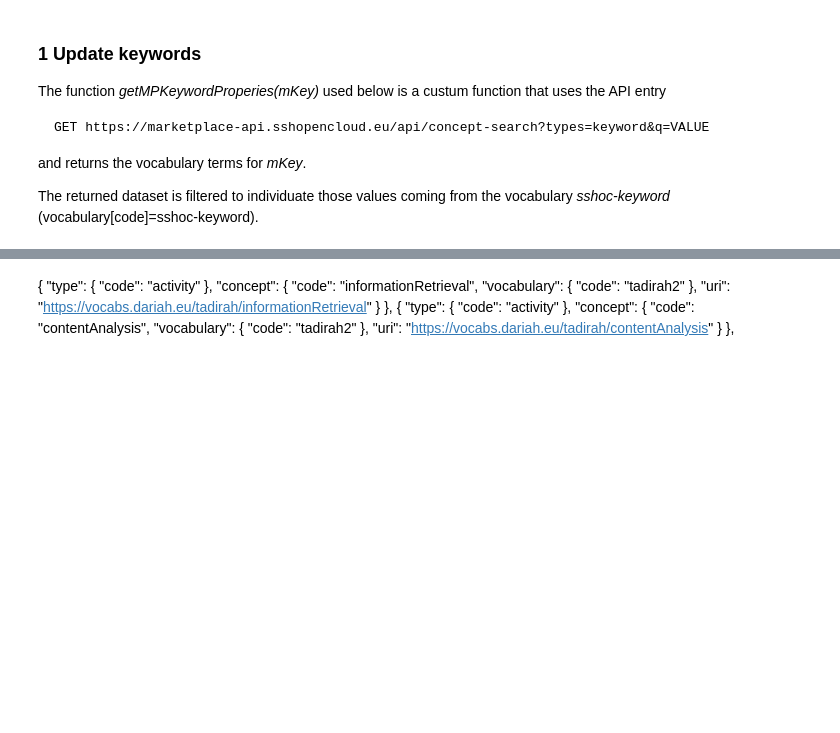
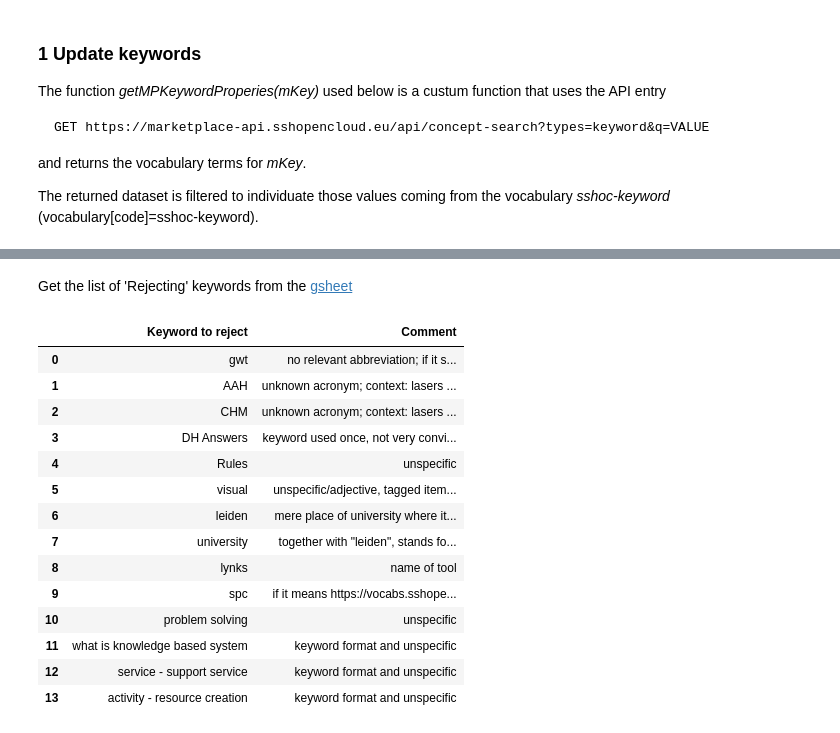
Before and after one commit to SSHOC/marketplace-curation, a Jupyter notebook: 5.1CurationKeywords.ipynb, the cells around one changed output, grey strips where cells are left out. Drawn from its saved outputs; the diff is of its cells as text; code cells hidden in the pictures; blank space fills up the shorter version.

Commit message:
added function for 'rejected' keywords, tests in progress

```diff
--- a/5.1CurationKeywords.ipynb
+++ b/5.1CurationKeywords.ipynb
@@ -194,25 +171,0 @@ df_concepts.sort_values('label').iloc[7670:7690]
-# %% [markdown]
-{
-      "type": {
-        "code": "activity"
-      },
-      "concept": {
-        "code": "informationRetrieval",
-        "vocabulary": {
-          "code": "tadirah2"
-        },
-        "uri": "https://vocabs.dariah.eu/tadirah/informationRetrieval"
-      }
-    },
-    {
-      "type": {
-        "code": "activity"
-      },
-      "concept": {
-        "code": "contentAnalysis",
-        "vocabulary": {
-          "code": "tadirah2"
-        },
-        "uri": "https://vocabs.dariah.eu/tadirah/contentAnalysis"
-      }
-    },
@@ -281,0 +172,25 @@ df_vocterms.head()
+# %% [markdown]
+Get the list of 'Rejecting' keywords from the [gsheet](https://docs.google.com/spreadsheets/d/1-Oh9_SxIhfMAT6KNJrMf4LetCpy5s1fHZEyTL__TUVA/edit#gid=0)
+# %%
+sheet_id = '1-Oh9_SxIhfMAT6KNJrMf4LetCpy5s1fHZEyTL__TUVA'
+sheet_name = 'Rejecting'
+rejurl = f'https://docs.google.com/spreadsheets/d/{sheet_id}/gviz/tq?tqx=out:csv&sheet={sheet_name}'
+df_rej_keywords=pd.read_csv(rejurl)
+# %%
+df_rej_keywords
+# %% [output]
+|  | Keyword to reject | Comment |
+| 0 | gwt | no relevant abbreviation; if it s... |
+| 1 | AAH | unknown acronym; context: lasers ... |
+| 2 | CHM | unknown acronym; context: lasers ... |
+| 3 | DH Answers | keyword used once, not very convi... |
+| 4 | Rules | unspecific |
+| 5 | visual | unspecific/adjective, tagged item... |
+| 6 | leiden | mere place of university where it... |
+| 7 | university | together with "leiden", stands fo... |
+| 8 | lynks | name of tool |
+| 9 | spc | if it means https://vocabs.sshope... |
+| 10 | problem solving | unspecific |
+| 11 | what is knowledge based system | keyword format and unspecific |
+| 12 | service - support service | keyword format and unspecific |
+| 13 | activity - resource creation | keyword format and unspecific |
```
Also changed, not shown: parts of 5 cells of this notebook, 1 other file.
